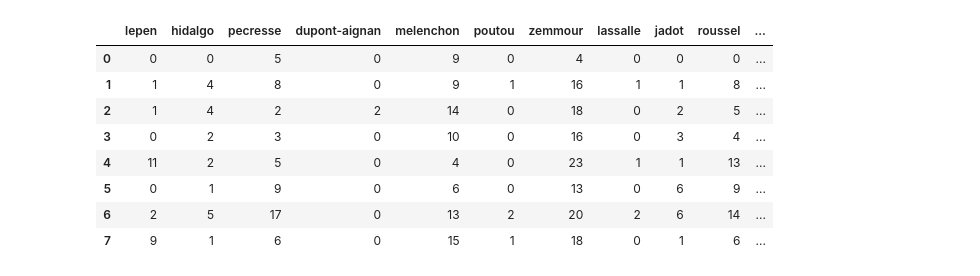
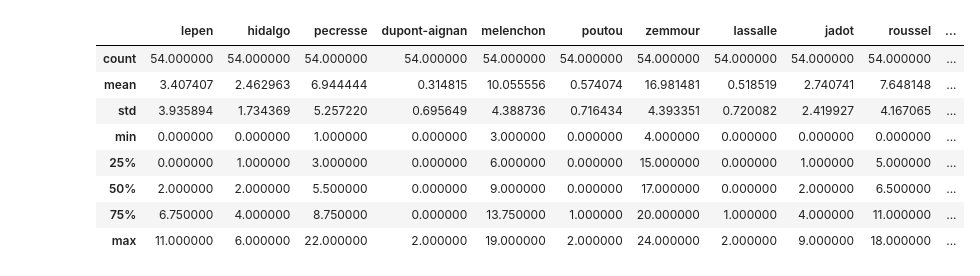
Before and after one commit to mattcln/reddit_france_analysis, a Jupyter notebook: visualization/rolling_sum_analysis.ipynb, the cells around one changed output. Saved outputs shown, nothing was run; the diff lists cells and outputs as text; code cells hidden in the pictures.

```diff
--- a/visualization/rolling_sum_analysis.ipynb
+++ b/visualization/rolling_sum_analysis.ipynb
@@ -4,7 +4,10 @@ import matplotlib.pyplot as plt
 import seaborn as sns
 # %%
 rs_df = pd.read_csv('../scrapping/csv_exports/rolling_sum_2022-01-03.csv')
-rs_df.drop('date', axis=1, inplace=True)
+rs_df.drop('date_interval', axis=1, inplace=True)
+rs_df.drop('week_number', axis=1, inplace=True)
+rs_df['date'] = pd.to_datetime(rs_df['date']).dt.date
+candidats = ['lepen','hidalgo','pecresse','dupont-aignan','melenchon','poutou','zemmour','lassalle','jadot','roussel','arthaud','macron']
 rs_df
 # %% [output]
 |  | lepen | hidalgo | pecresse | dupont-aignan | melenchon | poutou | zemmour | lassalle | jadot | roussel | ... |
@@ -25,15 +30,15 @@ sns.lineplot(data=rs_df)
 # %%
-rs_df
+rs_df.describe()
 # %% [output]
 |  | lepen | hidalgo | pecresse | dupont-aignan | melenchon | poutou | zemmour | lassalle | jadot | roussel | ... |
-| 0 | 0 | 0 | 5 | 0 | 9 | 0 | 4 | 0 | 0 | 0 | ... |
-| 1 | 1 | 4 | 8 | 0 | 9 | 1 | 16 | 1 | 1 | 8 | ... |
-| 2 | 1 | 4 | 2 | 2 | 14 | 0 | 18 | 0 | 2 | 5 | ... |
-| 3 | 0 | 2 | 3 | 0 | 10 | 0 | 16 | 0 | 3 | 4 | ... |
-| 4 | 11 | 2 | 5 | 0 | 4 | 0 | 23 | 1 | 1 | 13 | ... |
-| 5 | 0 | 1 | 9 | 0 | 6 | 0 | 13 | 0 | 6 | 9 | ... |
-| 6 | 2 | 5 | 17 | 0 | 13 | 2 | 20 | 2 | 6 | 14 | ... |
-| 7 | 9 | 1 | 6 | 0 | 15 | 1 | 18 | 0 | 1 | 6 | ... |
+| count | 54.000000 | 54.000000 | 54.000000 | 54.000000 | 54.000000 | 54.000000 | 54.000000 | 54.000000 | 54.000000 | 54.000000 | ... |
+| mean | 3.407407 | 2.462963 | 6.944444 | 0.314815 | 10.055556 | 0.574074 | 16.981481 | 0.518519 | 2.740741 | 7.648148 | ... |
+| std | 3.935894 | 1.734369 | 5.257220 | 0.695649 | 4.388736 | 0.716434 | 4.393351 | 0.720082 | 2.419927 | 4.167065 | ... |
+| min | 0.000000 | 0.000000 | 1.000000 | 0.000000 | 3.000000 | 0.000000 | 4.000000 | 0.000000 | 0.000000 | 0.000000 | ... |
+| 25% | 0.000000 | 1.000000 | 3.000000 | 0.000000 | 6.000000 | 0.000000 | 15.000000 | 0.000000 | 1.000000 | 5.000000 | ... |
+| 50% | 2.000000 | 2.000000 | 5.500000 | 0.000000 | 9.000000 | 0.000000 | 17.000000 | 0.000000 | 2.000000 | 6.500000 | ... |
+| 75% | 6.750000 | 4.000000 | 8.750000 | 0.000000 | 13.750000 | 1.000000 | 20.000000 | 1.000000 | 4.000000 | 11.000000 | ... |
+| max | 11.000000 | 6.000000 | 22.000000 | 2.000000 | 19.000000 | 2.000000 | 24.000000 | 2.000000 | 9.000000 | 18.000000 | ... |
 # %%
 import plotly.express as px
 
```
Also changed, not shown: parts of 5 cells of this notebook, 8 other files.
